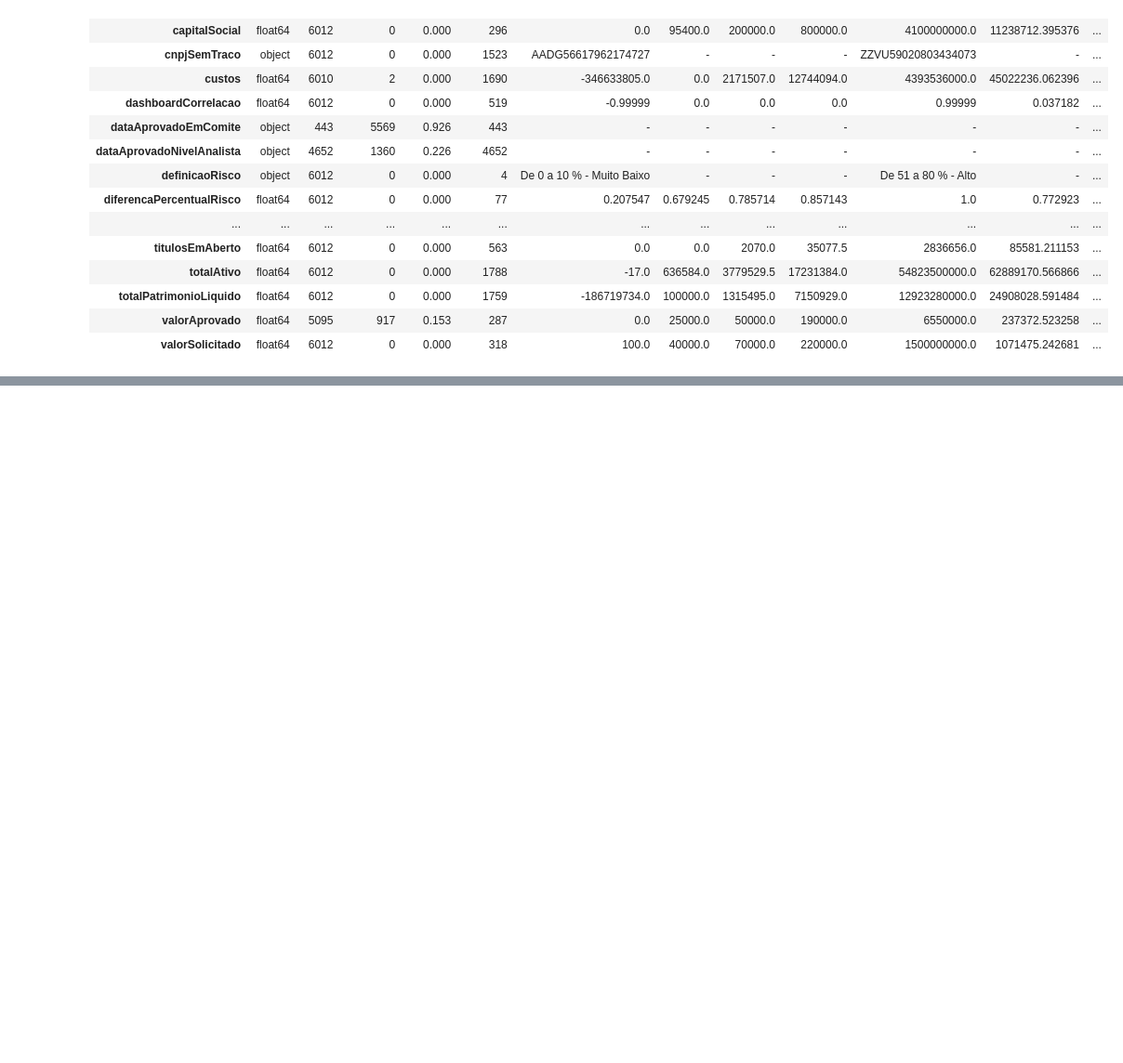
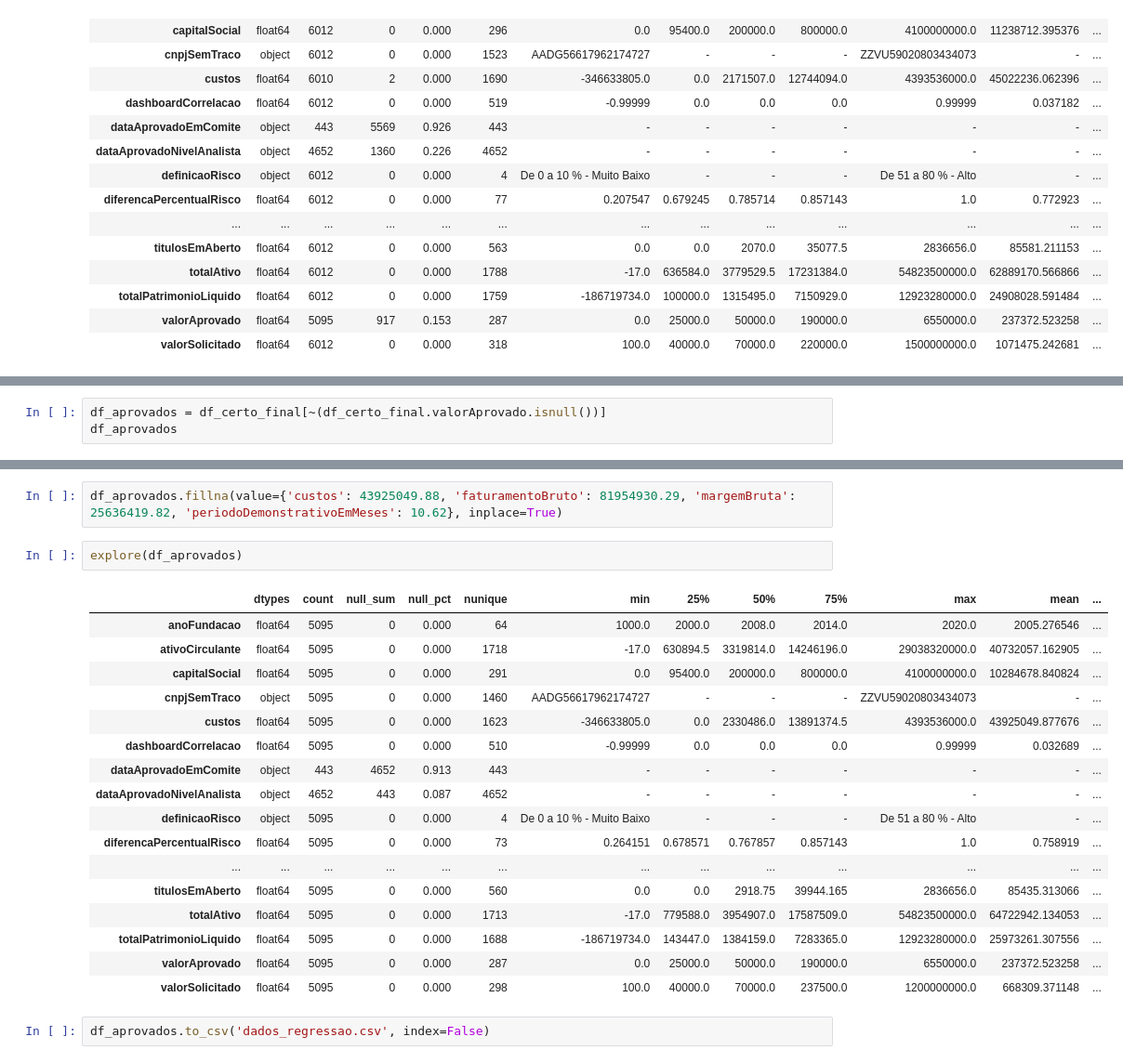
Before and after one commit to hgf777-br/trabalho-final-bootcamp, a Jupyter notebook: analise_inicial_dados.ipynb, the cells around one changed output, grey strips where cells are left out. Shown at 93% size. Saved outputs shown, nothing was run; the diff lists cells and outputs as text; blank space fills up the shorter version.

```diff
--- a/analise_inicial_dados.ipynb
+++ b/analise_inicial_dados.ipynb
@@ -281,0 +203,3 @@ Name: ativoCirculante, Length: 2829, dtype: int64
+# %%
+df_aprovados = df_certo_final[~(df_certo_final.valorAprovado.isnull())]
+df_aprovados
@@ -281,0 +220,24 @@ Name: ativoCirculante, Length: 2829, dtype: int64
+# %%
+df_aprovados.fillna(value={'custos': 43925049.88, 'faturamentoBruto': 81954930.29, 'margemBruta': 25636419.82, 'periodoDemonstrativoEmMeses': 10.62}, inplace=True)
+# %%
+explore(df_aprovados)
+# %% [output]
+|  | dtypes | count | null_sum | null_pct | nunique | min | 25% | 50% | 75% | max | mean | ... |
+| anoFundacao | float64 | 5095 | 0 | 0.000 | 64 | 1000.0 | 2000.0 | 2008.0 | 2014.0 | 2020.0 | 2005.276546 | ... |
+| ativoCirculante | float64 | 5095 | 0 | 0.000 | 1718 | -17.0 | 630894.5 | 3319814.0 | 14246196.0 | 29038320000.0 | 40732057.162905 | ... |
+| capitalSocial | float64 | 5095 | 0 | 0.000 | 291 | 0.0 | 95400.0 | 200000.0 | 800000.0 | 4100000000.0 | 10284678.840824 | ... |
+| cnpjSemTraco | object | 5095 | 0 | 0.000 | 1460 | AADG56617962174727 | - | - | - | ZZVU59020803434073 | - | ... |
+| custos | float64 | 5095 | 0 | 0.000 | 1623 | -346633805.0 | 0.0 | 2330486.0 | 13891374.5 | 4393536000.0 | 43925049.877676 | ... |
+| dashboardCorrelacao | float64 | 5095 | 0 | 0.000 | 510 | -0.99999 | 0.0 | 0.0 | 0.0 | 0.99999 | 0.032689 | ... |
+| dataAprovadoEmComite | object | 443 | 4652 | 0.913 | 443 | - | - | - | - | - | - | ... |
+| dataAprovadoNivelAnalista | object | 4652 | 443 | 0.087 | 4652 | - | - | - | - | - | - | ... |
+| definicaoRisco | object | 5095 | 0 | 0.000 | 4 | De 0 a 10 % - Muito Baixo | - | - | - | De 51 a 80 % - Alto | - | ... |
+| diferencaPercentualRisco | float64 | 5095 | 0 | 0.000 | 73 | 0.264151 | 0.678571 | 0.767857 | 0.857143 | 1.0 | 0.758919 | ... |
+| ... | ... | ... | ... | ... | ... | ... | ... | ... | ... | ... | ... | ... |
+| titulosEmAberto | float64 | 5095 | 0 | 0.000 | 560 | 0.0 | 0.0 | 2918.75 | 39944.165 | 2836656.0 | 85435.313066 | ... |
+| totalAtivo | float64 | 5095 | 0 | 0.000 | 1713 | -17.0 | 779588.0 | 3954907.0 | 17587509.0 | 54823500000.0 | 64722942.134053 | ... |
+| totalPatrimonioLiquido | float64 | 5095 | 0 | 0.000 | 1688 | -186719734.0 | 143447.0 | 1384159.0 | 7283365.0 | 12923280000.0 | 25973261.307556 | ... |
+| valorAprovado | float64 | 5095 | 0 | 0.000 | 287 | 0.0 | 25000.0 | 50000.0 | 190000.0 | 6550000.0 | 237372.523258 | ... |
+| valorSolicitado | float64 | 5095 | 0 | 0.000 | 298 | 100.0 | 40000.0 | 70000.0 | 237500.0 | 1200000000.0 | 668309.371148 | ... |
+# %%
+df_aprovados.to_csv('dados_regressao.csv', index=False)
```
Also changed, not shown: parts of 7 cells of this notebook, 8 other files.
